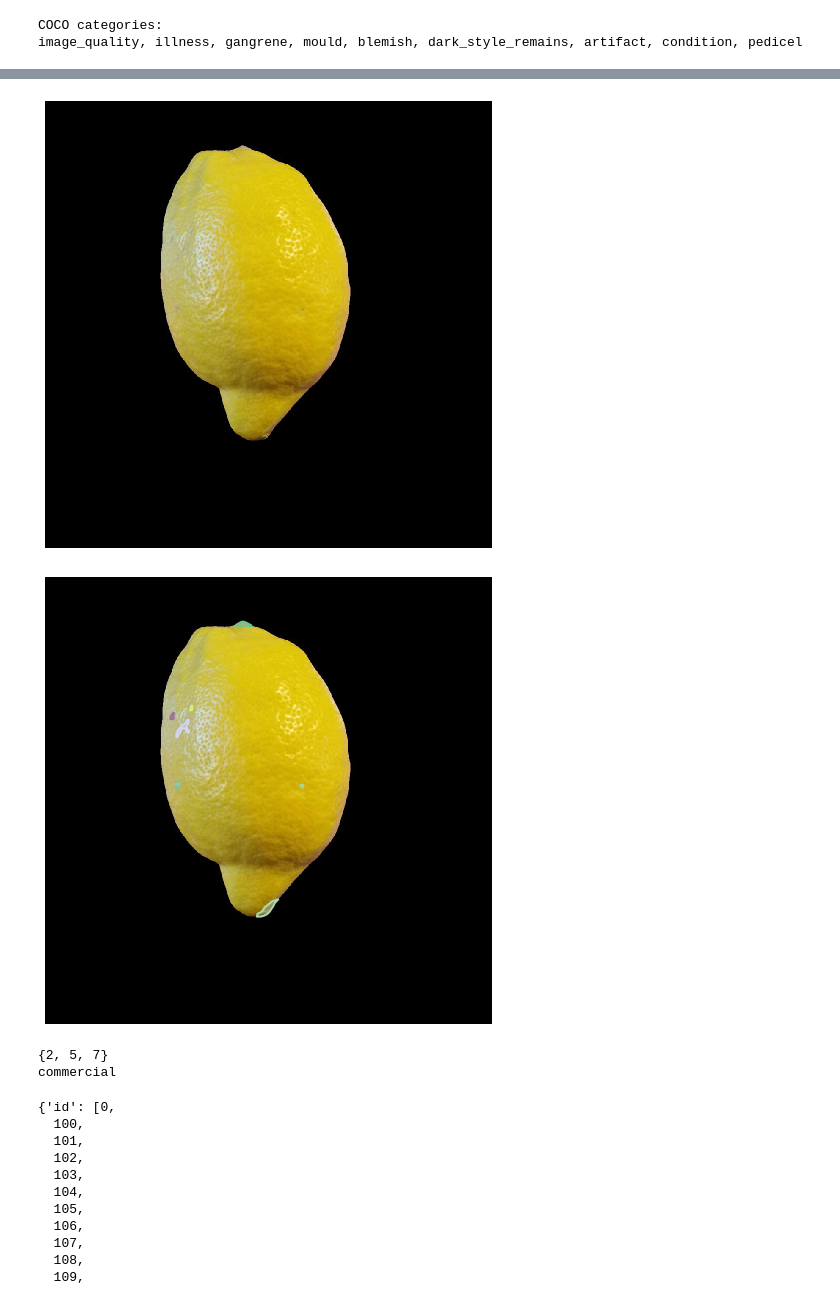
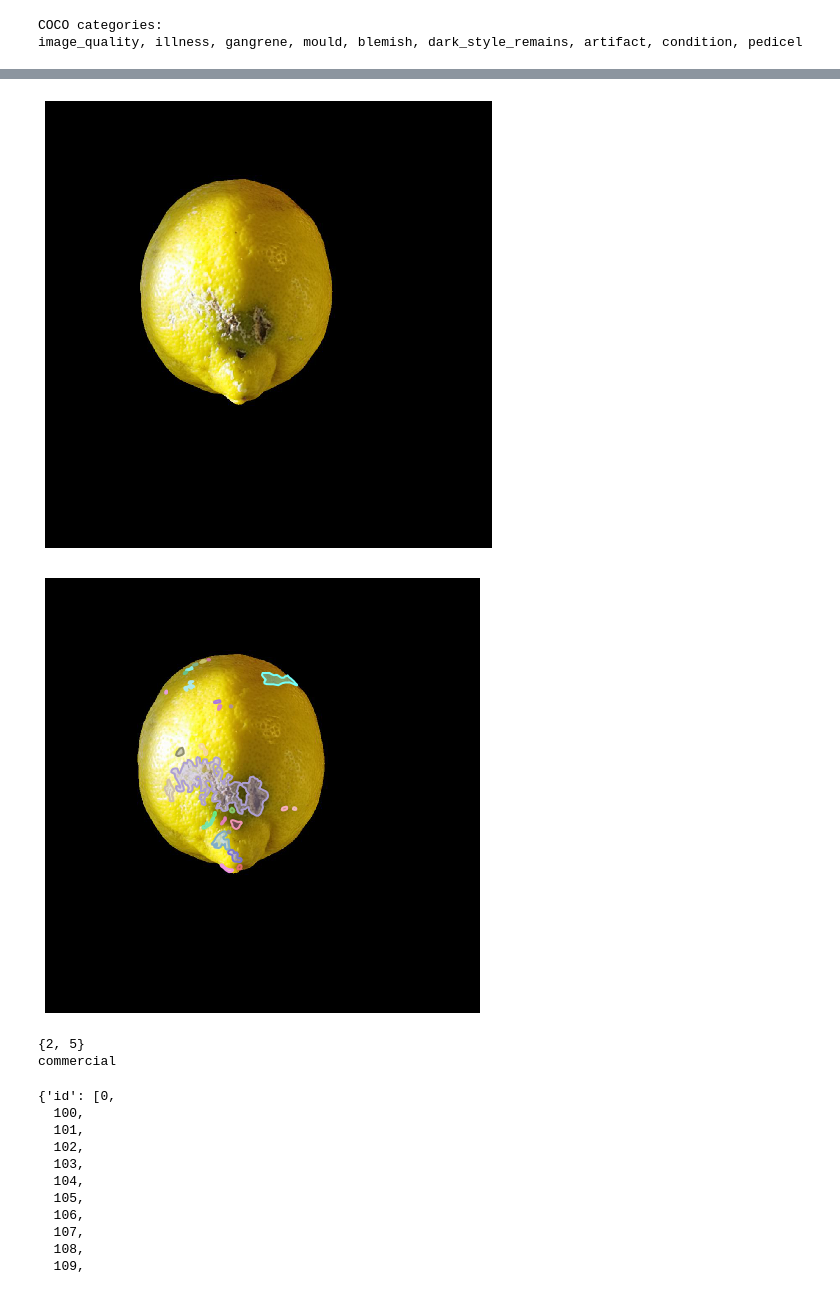
Before and after one commit to csulfrian/lemon-defect-detection, a Jupyter notebook: notebooks/pycocodemo.ipynb, the cells around one changed output, grey strips where cells are left out. Drawn from its saved outputs; the diff is of its cells as text; code cells hidden in the pictures.

```diff
--- a/notebooks/pycocodemo.ipynb
+++ b/notebooks/pycocodemo.ipynb
@@ -27,6 +27,6 @@ image_quality, illness, gangrene, mould, blemish, dark_style_remains, artifact,
 # get all images containing given categories, select one at random
 catIds = coco.getCatIds(catNms=[''])
 imgIds = coco.getImgIds(catIds=catIds)
-# img = coco.loadImgs(imgIds[np.random.randint(0,len(imgIds))])[0]
-img = coco.loadImgs(100)[0]
-img
+img = coco.loadImgs(imgIds[np.random.randint(0,len(imgIds))])[0]
+# img = coco.loadImgs(206)[0]
+# img
@@ -45,14 +36,17 @@ plt.axis('off')
 plt.imshow(I)
 plt.show()
 # %% [output]
-[figure, old version]
+[figure, new version]
 # %%
-plt.imshow(I); plt.axis('off')
+fig, ax = plt.subplots(figsize=(8, 8))
+ax.imshow(I)
+ax.axis('off')
 annIds = coco.getAnnIds(imgIds=img['id'], catIds=catIds, iscrowd=None)
 anns = coco.loadAnns(annIds)
 coco.showAnns(anns)
+# plt.savefig('../images/annotated.jpg')
 # %% [output]
-[figure, old version]
+[figure, new version]
 # %%
 cat_set = []
 for i, _ in enumerate(anns):
@@ -66,7 +60,7 @@ elif 5 in cat_set or 6 in cat_set or 7 in cat_set or 2 in cat_set:
 else:
     print('retail')
 # %% [output]
-{2, 5, 7}
+{2, 5}
 commercial
 # %%
 # annIds = coco.getAnnIds(imgIds=imgIds, catIds=catIds, iscrowd=None)
```
Also changed, not shown: parts of 2 cells of this notebook, 21 other files.
